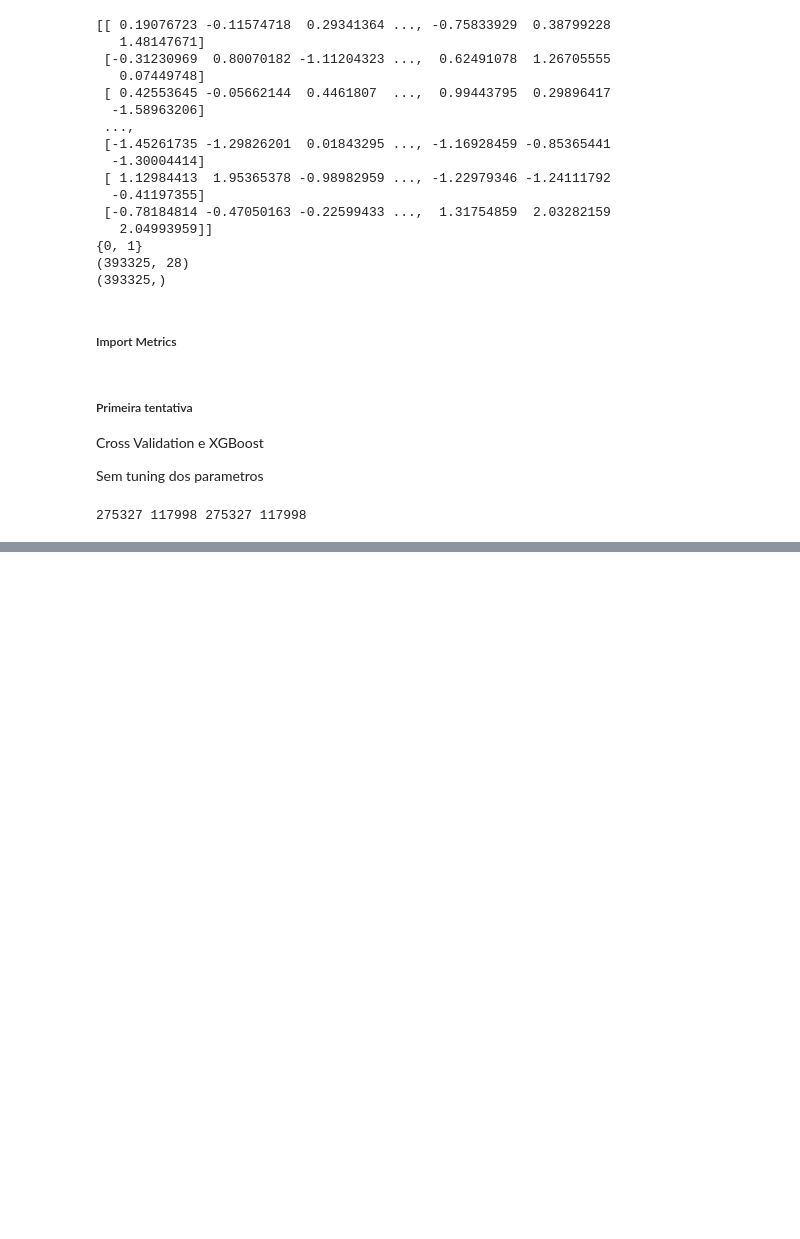
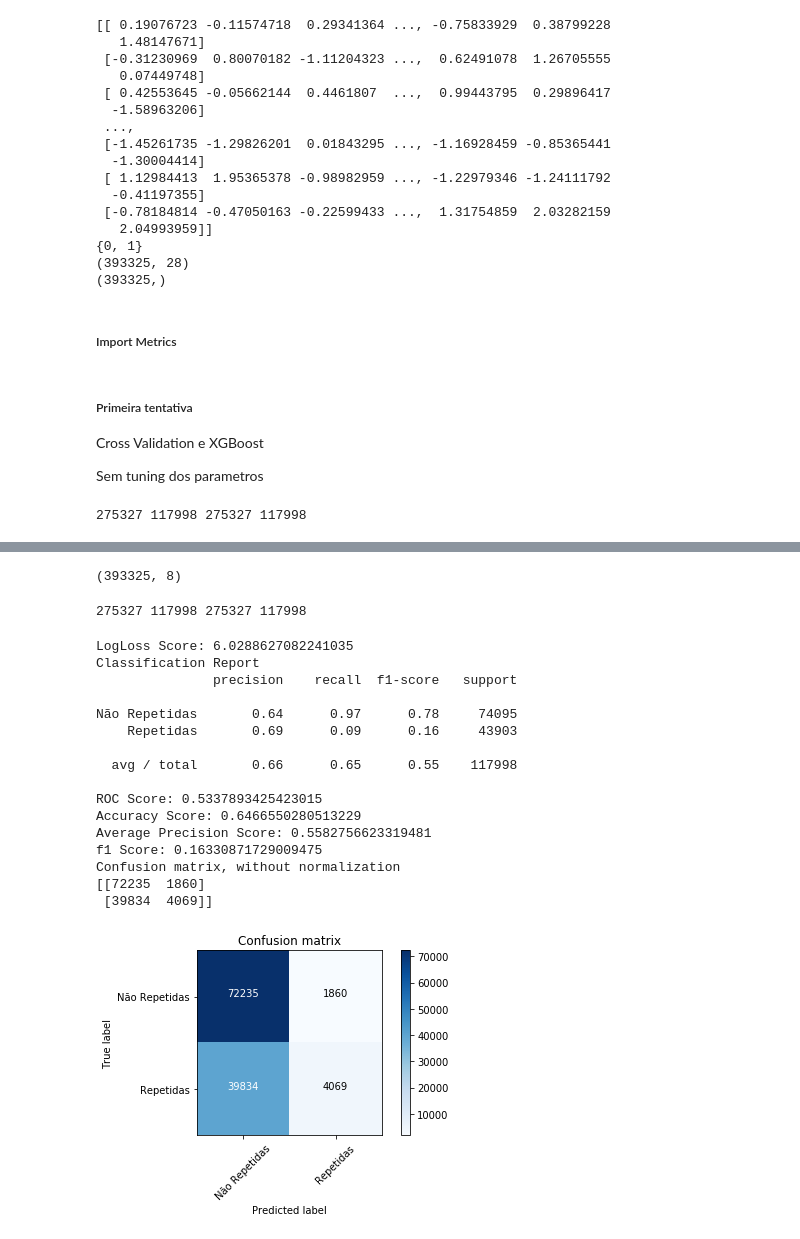
Before and after one commit to JoaoCarabetta/QuoraKaggle, a Jupyter notebook: XgBoost.ipynb, the cells around one changed output, grey strips where cells are left out. Drawn from its saved outputs; the diff is of its cells as text; code cells hidden in the pictures; blank space fills up the shorter version.

```diff
--- a/XgBoost.ipynb
+++ b/XgBoost.ipynb
@@ -122,14 +152,10 @@ def plot_confusion_matrix(cm, classes,
     plt.ylabel('True label')
     plt.xlabel('Predicted label')
 
-def clf_eval(clf, X, y_true, classes=['Não Repetidas', 'Repetidas']):
+def clf_eval(clf, X, y_true, classes=['Non Duplicated', 'Duplicated']):
     y_pred = clf.predict(X)
     y_pred = np.asarray(y_pred, dtype=np.int)
     y_true = np.asarray(y_true, dtype=np.int)
-    for i in range(len(y_pred)):
-        if type(y_pred[i]) != type(y_true[i]):
-            print(type(y_pred[i]), type(y_true[i]))
-            break
     clf_matrix = confusion_matrix(y_true, y_pred)
     print('Classification Report')
     print(classification_report(y_true, y_pred, target_names=classes))
@@ -202,0 +265,61 @@ Confusion matrix, without normalization
+# %%
+X_train, y_train = normalize(train_features[['question1', 'question2', 'is_duplicate',
+                          'diff_len','common_words', 'fuzz_partial_token_set_ratio',
+                         'jaccard_distance', 'skew_q1vec', 'skew_q2vec', 'kur_q1vec',
+                           'kur_q2vec']])
+np.shape(X_train)
+# %% [output]
+(393325, 8)
+# %%
+X_traincv, X_testcv, y_traincv, y_testcv = model_selection.train_test_split(X_train,
+                                                                            y_train,
+                                                                            test_size=0.3,
+                                                                            random_state=0)
+print(len(X_traincv), len(X_testcv), len(y_traincv), len(y_testcv))
+y_traincv = np.asarray(y_traincv, dtype="|S6")
+# %% [output]
+275327 117998 275327 117998
+# %%
+import xgboost
+
+clf_xgb2 = xgboost.sklearn.XGBClassifier(base_score=0.5,
+                                        learning_rate=0.1,
+                                        n_estimators=250,
+                                        max_delta_step=0,
+                                        max_depth=3,
+                                        min_child_weight=1,
+                                        missing=None,
+                                        gamma=0,
+                                        subsample=1,
+                                        colsample_bylevel=1,
+                                        colsample_bytree=1,
+                                        objective= 'binary:logitraw',
+                                        #objective='multi:softprob',
+                                        reg_alpha=0,
+                                        reg_lambda=1,
+                                        nthread=-1,
+                                        scale_pos_weight=1,
+                                        seed=0,
+                                        silent=False,).fit(X_traincv, y_traincv)
+# %%
+a = clf_xgb2.predict_proba(X_testcv)
+print('LogLoss Score: {}'.format(log_loss(list(y_testcv), a)))
+roc_xgb = clf_eval(clf_xgb2, X_testcv, y_testcv)
+# %% [output]
+LogLoss Score: 6.0288627082241035
+Classification Report
+               precision    recall  f1-score   support
+
+Não Repetidas       0.64      0.97      0.78     74095
+    Repetidas       0.69      0.09      0.16     43903
+
+  avg / total       0.66      0.65      0.55    117998
+
+ROC Score: 0.5337893425423015
+Accuracy Score: 0.6466550280513229
+Average Precision Score: 0.5582756623319481
+f1 Score: 0.16330871729009475
+Confusion matrix, without normalization
+[[72235  1860]
+ [39834  4069]]
+[figure, added]
```
Also changed, not shown: parts of 37 cells of this notebook.
